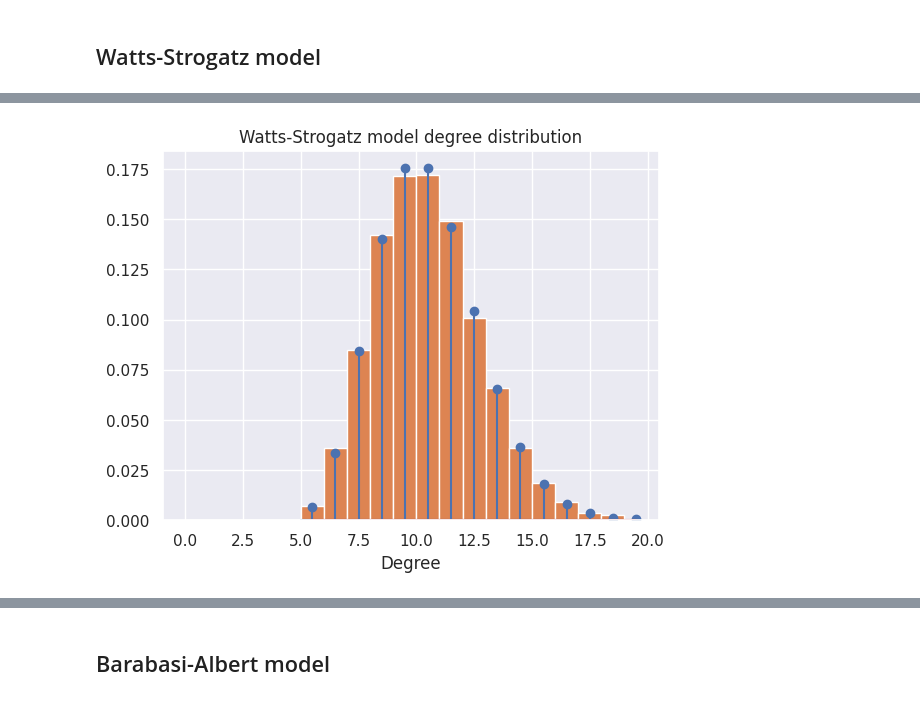
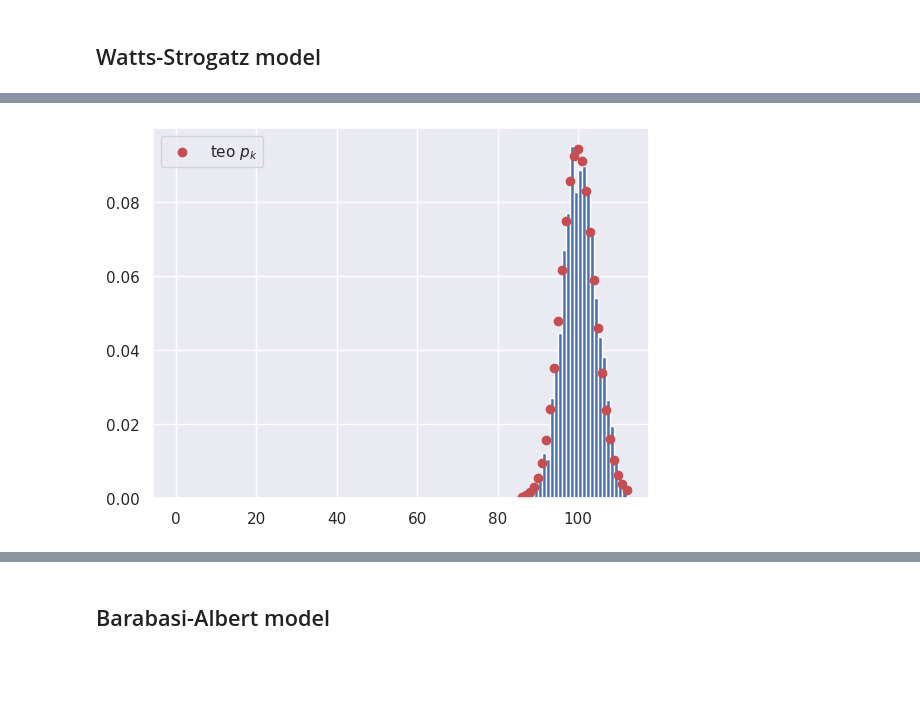
Before and after one commit to meluzyn100/DPOCN, a Jupyter notebook: labs/list3/list3_1.ipynb, the cells around one changed output, grey strips where cells are left out. Cells and saved outputs as stored; diff of their text form; code cells hidden in the pictures; blank space fills up the shorter version.

```diff
--- a/labs/list3/list3_1.ipynb
+++ b/labs/list3/list3_1.ipynb
@@ -113,3 +127,13 @@ class Graph(nx.Graph):
     def degree_sequence(self) -> list:
         degree_list = [d for n, d in self.degree()]
         return sorted(degree_list, reverse=True)
+# %%
+bvals = np.linspace(0,1,11)
+n = 20
+K = 4
+plt.figure(figsize=(16,8))
+for m, b in enumerate(bvals):
+    plt.subplot(4,3,m+1)
+    g2 = Graph().Watts_Strogatz_model(n, K, b)
+    plt.title(r"$p = %.2f$"%b)
+    nx.draw_circular(g2, with_labels = True)
@@ -116,25 +142,23 @@ class Graph(nx.Graph):
 # %%
-def density(k, K, p):
-    pk = 0
-    for n in range(min(k - K//2, K//2)+1):
-        C_nk = np.math.factorial(K//2)/(np.math.factorial(n)*np.math.factorial(K//2-n))
-        pk += C_nk*(1-p)**n*p**(K/2-n)*(p*K/2)**(k-n-K/2)/np.math.factorial(k-n-K//2)*np.math.exp(-K//2*p)
+def _density(k, K, p):
+    pk = sum([comb(K/2, n )*(1-p)**n*p**(K/2-n)*(p*K/2)**(k-n-K/2)/np.math.factorial(int(k-n-K/2))*np.math.exp(-K/2*p) for n in range(int(min(k - K/2, K/2)+1)) ])
     return pk
+
+def density(ks, K, p):
+    return [_density(k, K, p ) for k in ks]
 # %%
-n = 4000
-p = 1
-K = 10
-g2 = Graph().Watts_Strogatz_model(n, K, 1)
+n = 2000
+p = 0.2
+K = 100
+g2 = Graph().Watts_Strogatz_model(n, K, p)
 
 
 degree_sequence = g2.degree_sequence()
 xs = np.arange(min(degree_sequence), max(degree_sequence),1)
-plt.plot(xs, binom(n-1,0.5).pmf(xs))
-plt.hist(degree_sequence, density= True, bins=range(max(degree_sequence)))
-xs = np.arange(min(degree_sequence), max(degree_sequence),1)
-plt.stem(xs+0.5, [density(k, K, p) for k in xs])
-plt.title("Watts-Strogatz model degree distribution")
-plt.xlabel("Degree")
+simulation = plt.hist(degree_sequence, density= True, bins=range(max(degree_sequence)))
+plt.scatter(xs, density(xs, K, p), c= "r", label = "teo $p_k$")
+plt.legend()
+
 plt.show()
 # %% [output]
-[figure, old version]
+[figure, new version]
```
Also changed, not shown: parts of 12 cells of this notebook.
